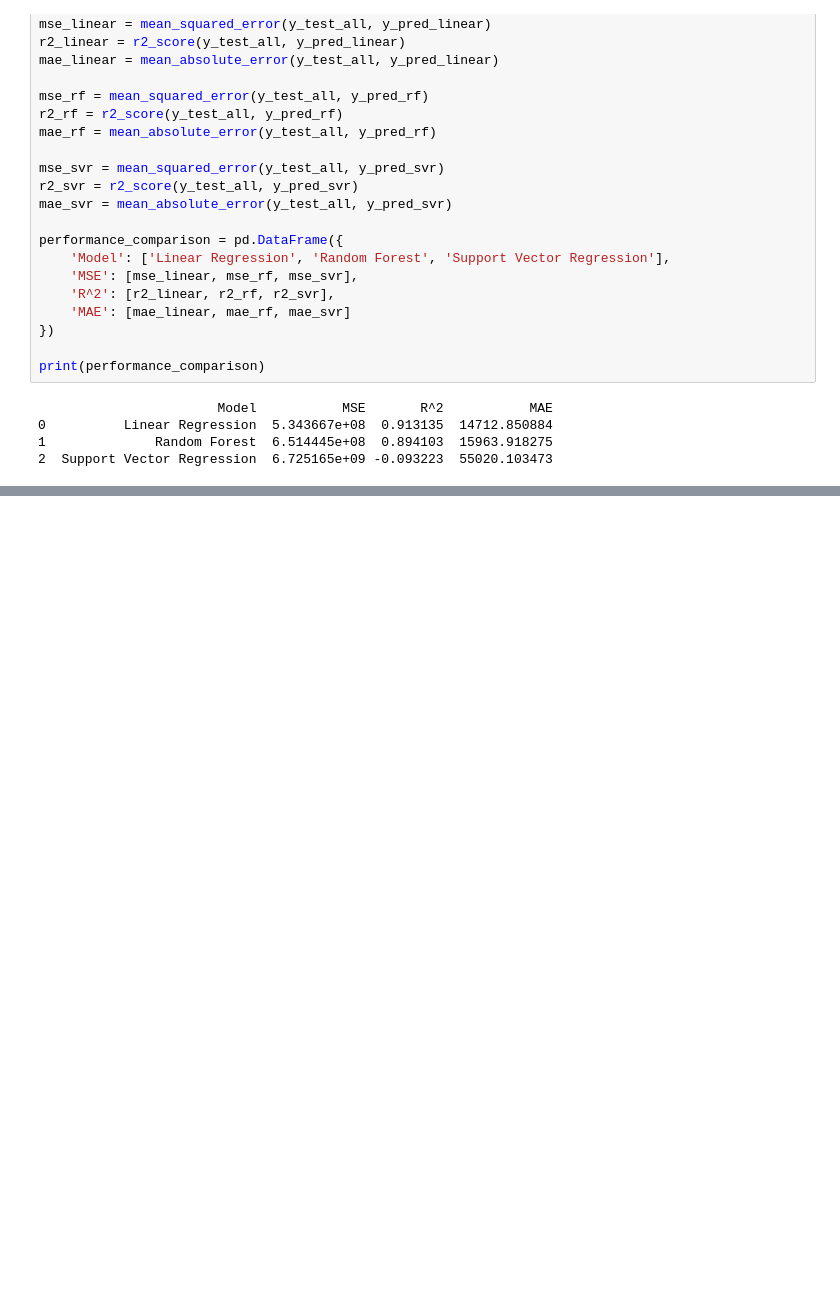
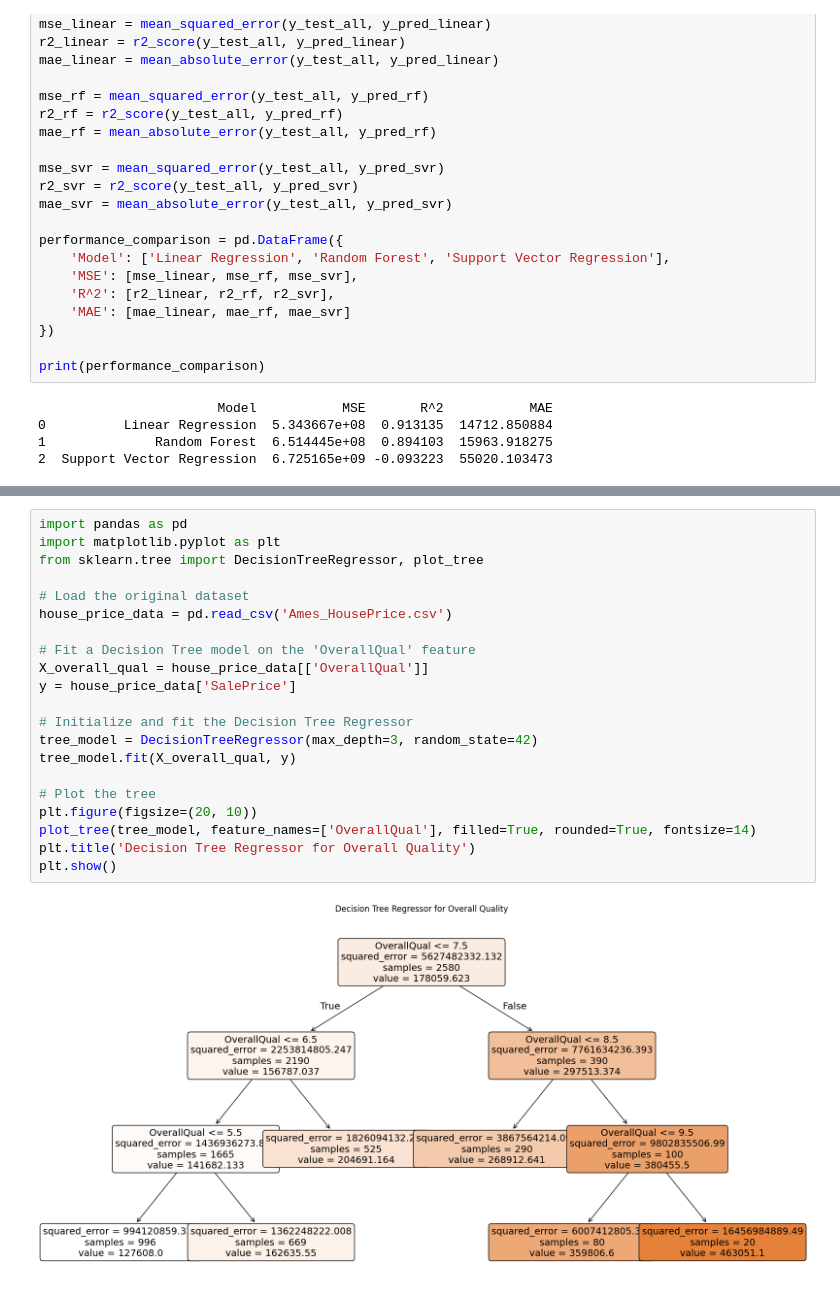
Before and after one commit to jackparsons93/Ames_Housing_ML, a Jupyter notebook: Ames2.ipynb, the cells around one changed output, grey strips where cells are left out. Drawn from its saved outputs; the diff is of its cells as text; blank space fills up the shorter version.

```diff
--- a/Ames2.ipynb
+++ b/Ames2.ipynb
@@ -721,0 +728,23 @@ plt.show()
+# %%
+import pandas as pd
+import matplotlib.pyplot as plt
+from sklearn.tree import DecisionTreeRegressor, plot_tree
+
+# Load the original dataset
+house_price_data = pd.read_csv('Ames_HousePrice.csv')
+
+# Fit a Decision Tree model on the 'OverallQual' feature
+X_overall_qual = house_price_data[['OverallQual']]
+y = house_price_data['SalePrice']
+
+# Initialize and fit the Decision Tree Regressor
+tree_model = DecisionTreeRegressor(max_depth=3, random_state=42)
+tree_model.fit(X_overall_qual, y)
+
+# Plot the tree
+plt.figure(figsize=(20, 10))
+plot_tree(tree_model, feature_names=['OverallQual'], filled=True, rounded=True, fontsize=14)
+plt.title('Decision Tree Regressor for Overall Quality')
+plt.show()
+# %% [output]
+[figure, added]
```
Also changed, not shown: parts of 4 cells of this notebook.
